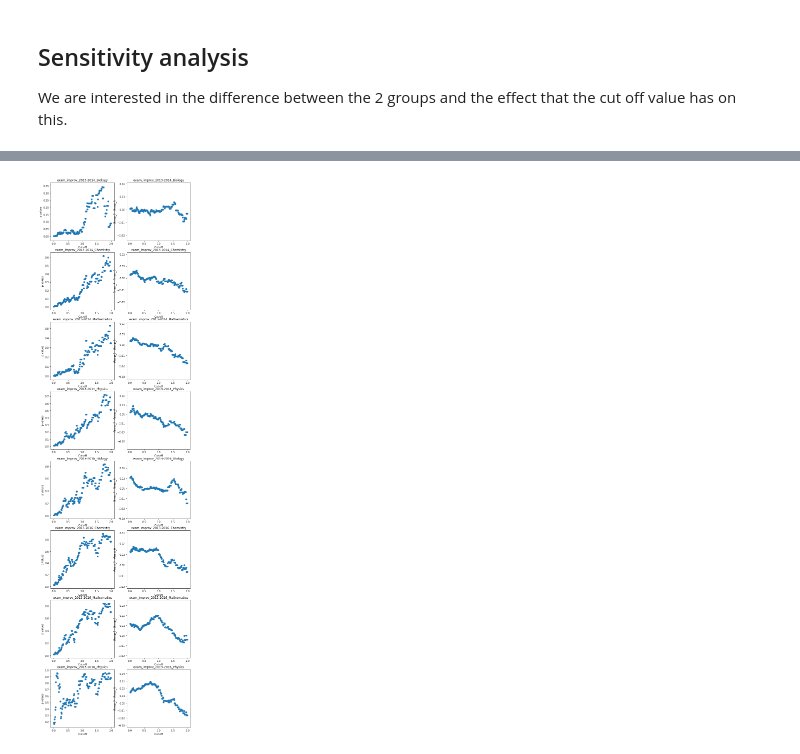
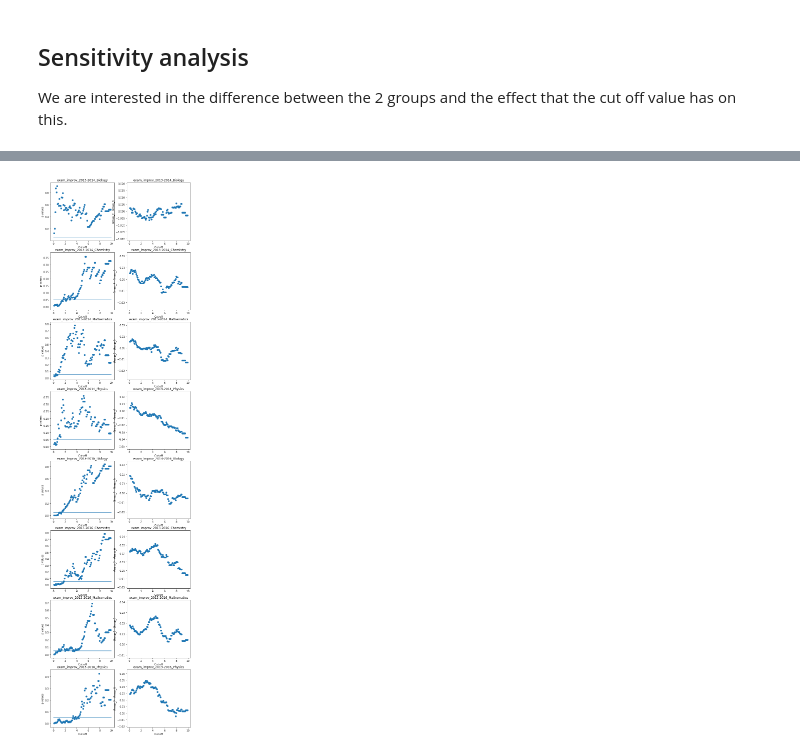
Before and after one commit to KeepFloyding/IP-research, a Jupyter notebook: Stats_Analysis/report/Final Report.ipynb, the cells around one changed output, grey strips where cells are left out. Cells and saved outputs as stored; diff of their text form; code cells hidden in the pictures.

```diff
--- a/Stats_Analysis/report/Final Report.ipynb
+++ b/Stats_Analysis/report/Final Report.ipynb
@@ -108,6 +109,16 @@ for item in qu:
 for item in qu:
     df['exam_improv_2013-2016_' + item] = (df['exam_score|2016_'+item] - df['exam_score|2013_'+item]) - (df['exam_score|2016_'+item] - df['exam_score|2013_'+item]).mean()
 
+# Defining it as a ratio to the mean
+
+for item in qu:
+    df['exam_improv_2013-2014_' + item] = (df['exam_score|2014_'+item]/df['exam_score|2014_'+item].mean() - df['exam_score|2013_'+item]/df['exam_score|2013_'+item].mean())
+
+for item in qu:
+    df['exam_improv_2013-2016_' + item] = (df['exam_score|2016_'+item]/df['exam_score|2016_'+item].mean() - df['exam_score|2013_'+item]/df['exam_score|2013_'+item].mean())
+
+
+
 # Student activity
 df['std_q_cor'] =  (df.filter(regex='_cor_std').sum(axis=1)/df['Entries|2016_Physics']).fillna(0)
 df['std_ratio'] =  (df['user_id_std']/df['Entries|2016_Physics']).fillna(0)
@@ -195,10 +206,10 @@ plt.grid()
 # Binning and displaying the distribution
 # ------------------------------------------------------
 
-bins = [-0.1, 0, 0.1,10000]
+bins = [-0.1, 0, 1,10000]
 group_names = ['Inactive','Semi-active','Active']
 
-df['categories'] = stat.bin_groups(df,'std_ratio',bins,group_names)
+df['categories'] = stat.bin_groups(df,'combo',bins,group_names)
 
 # Plot a histogram
 df['categories'].value_counts().plot(kind='bar')
@@ -306,0 +319,15 @@ stat.plot_sensitivity(df_score,np.unique(df_score['Key']),['p values', 'Group_2
+# %%
+# Checking with a Mann Whitney test
+
+bins = [-0.1, 0, 1, 1000]
+cut_off_array = np.array(range(1,100))*0.1
+
+df_score = stat.sensitivity_on_bin_non_para(df, 'combo', df.filter(regex='exam_improv').columns, bins, ['Inactive','Semi-active','Active'],
+                                   cut_off_array, test_type=mannwhitneyu)
+
+stat.plot_sensitivity(df_score,np.unique(df_score['Key']),['p values', 'Group_2 - Group_0'])
+
+# Plotting a line for 5% significance
+for item in [1,3,5,7,9,11,13,15]:
+    plt.subplot(8,2,item)
+    plt.plot([0,10],[0.05,0.05])
@@ -307,11 +336,17 @@ stat.plot_sensitivity(df_score,np.unique(df_score['Key']),['p values', 'Group_2
 # %%
-# With a KS test
+# Checking with a Kolmogorov-Smirnov test
 
 bins = [-0.1, 0, 1, 1000]
-cut_off_array = np.array(range(1,200))*0.01
-df_score = stat.sensitivity_on_bin(df, 'std_ratio', df.filter(regex='exam_improv').columns, bins, ['Inactive','Semi-active','Active'],
+cut_off_array = np.array(range(1,100))*0.1
+
+df_score = stat.sensitivity_on_bin_non_para(df, 'combo', df.filter(regex='exam_improv').columns, bins, ['Inactive','Semi-active','Active'],
                                    cut_off_array, test_type=ks_2samp)
 
 stat.plot_sensitivity(df_score,np.unique(df_score['Key']),['p values', 'Group_2 - Group_0'])
+
+# Plotting a line for 5% significance
+for item in [1,3,5,7,9,11,13,15]:
+    plt.subplot(8,2,item)
+    plt.plot([0,10],[0.05,0.05])
 # %% [output]
-[figure, old version]
+[figure, new version]
```
Also changed, not shown: parts of 12 cells of this notebook, 9 other files.
